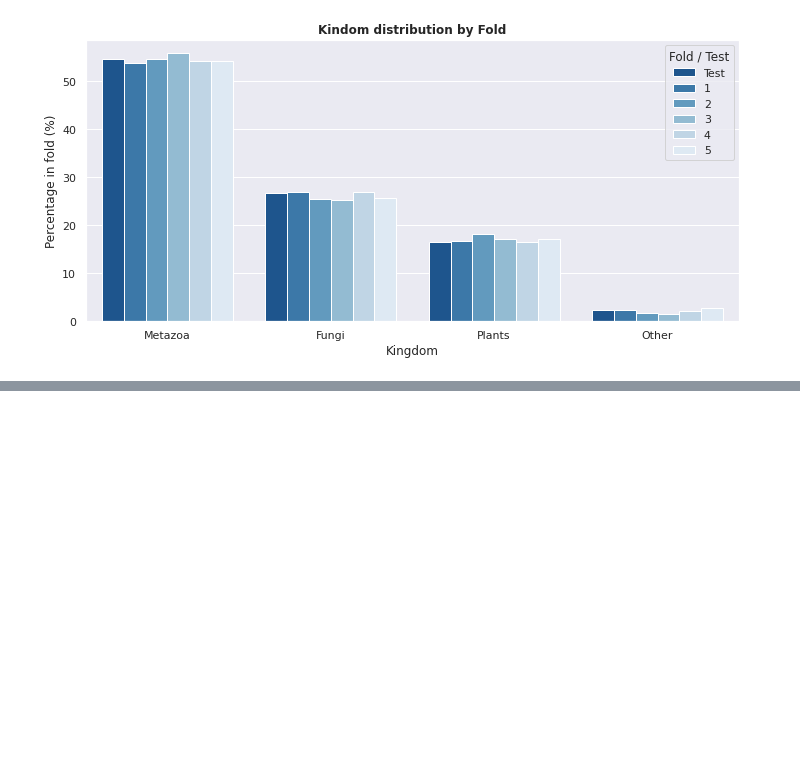
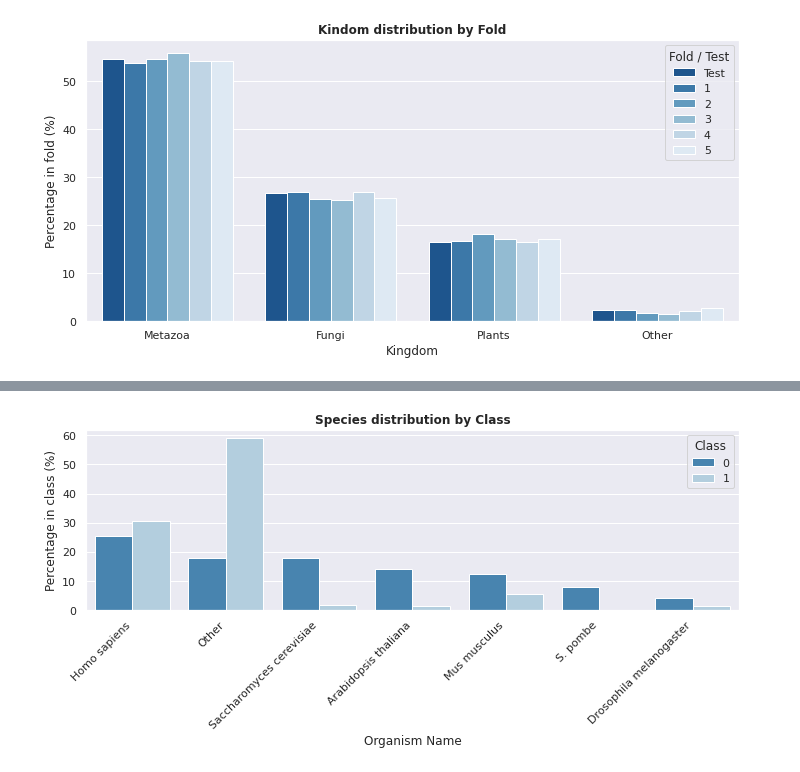
Before and after one commit to alirammal-ux/Signal_Peptide_Predictor, a Jupyter notebook: Data_analysis/taxonomy.ipynb, the cells around one changed output, grey strips where cells are left out. Drawn from its saved outputs; the diff is of its cells as text; code cells hidden in the pictures; blank space fills up the shorter version.

```diff
--- a/Data_analysis/taxonomy.ipynb
+++ b/Data_analysis/taxonomy.ipynb
@@ -201,0 +219,27 @@ plt.show()
+# %%
+
+df_PvN_S = (
+    df.groupby('class')['organism_name']
+    .value_counts(normalize=True)
+    .mul(100)
+    .rename('percent')
+    .reset_index()
+)
+
+
+plt.figure(figsize=(10, 5))
+seaborn.barplot(data=df_PvN_S, x='organism_name', y='percent', hue='class', palette='Blues_r')
+
+plt.title("Species distribution by Class", weight='bold')
+plt.ylabel("Percentage in class (%)")
+plt.xlabel("Organism Name")
+
+# Rotate the tick labels:
+plt.xticks(rotation=45, ha='right')
+
+plt.legend(title="Class")
+plt.tight_layout()
+plt.savefig('Species_Percentages_by_Class.svg', format='svg', bbox_inches='tight')
+plt.show()
+# %% [output]
+[figure, added]
```
Also changed, not shown: parts of 7 cells of this notebook, 33 other files.
